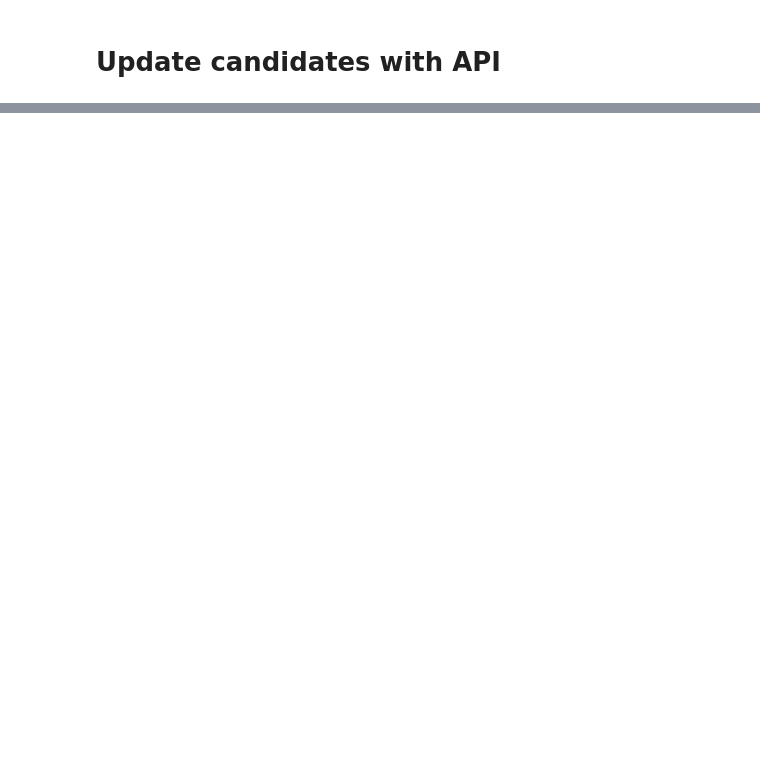
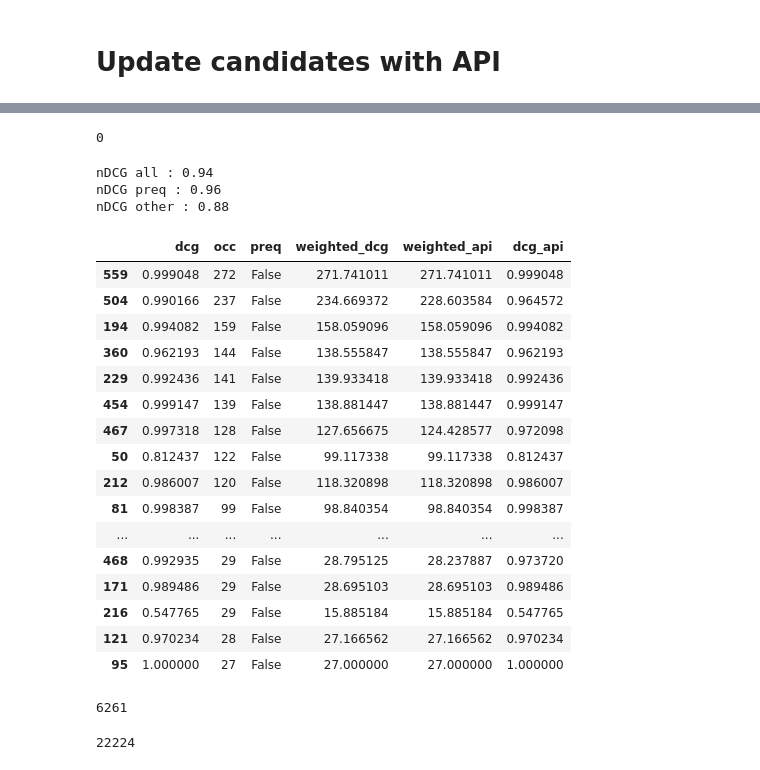
Before and after one commit to SocialGouv/cdtn-monolog, a Jupyter notebook: python/scoring.ipynb, the cells around one changed output, grey strips where cells are left out. Drawn from its saved outputs; the diff is of its cells as text; code cells hidden in the pictures; blank space fills up the shorter version.

```diff
--- a/python/scoring.ipynb
+++ b/python/scoring.ipynb
@@ -4,6 +4,9 @@ import numpy as np
 import requests
 
 import json
+
+pd.options.display.max_rows = 400
+pd.options.display.max_colwidth = 4000
 # %%
 df_searches = pd.read_excel("searches_candidates_selection_rank.xlsx")
 df_searches = df_searches[df_searches['query'] != 'undefined']
@@ -138,8 +172,8 @@ def discounted_cumulative_gain(y_score, y_true, y_pred, k):
         for i, pred in enumerate(y_scoring[:k]):
             i+=1
             # two formulas possible, according to wikipedia the latter places stronger emphasis on retrieving relevant documents
-            #dcg.append(pred/(np.log2(i)+1))
-            dcg.append((np.power(pred,2) - 1)/(np.log2(i)+1))
+            dcg.append(pred/(np.log2(i)+1))
+            #dcg.append((np.power(pred,2) - 1)/(np.log2(i)+1))
         return np.sum(dcg)
     # compute Ideal DCG
     # ideal DCG: the best score that could have been obtained given the relevant document list
@@ -230,3 +278,7 @@ no_issues_ranks[:2]
+# %%
+len(issues)
+# %% [output]
+0
 # %%
 def compute_dcg_local(rank_results, i, verbose=False, api=False):
     scores = dict([(r['slug'], int(r['count'])) for r in rank_results[i]['docs']])
@@ -262,9 +314,42 @@ other_scores = all_scores[~all_scores.preq]
 print(f"nDCG all : {compute_weighted_dcg(all_scores)}")
 print(f"nDCG preq : {compute_weighted_dcg(preq_scores)}")
 print(f"nDCG other : {compute_weighted_dcg(other_scores)}")
+# %% [output]
+nDCG all : 0.94
+nDCG preq : 0.96
+nDCG other : 0.88
 # %%
 # TODO : we need to ponderate DCGs on count (as DCG of a frequent query should be higher than other)
 # %%
-all_scores = pd.DataFrame([compute_dcg_local(no_issues_ranks, i, api=True) for i in range(len(no_issues_ranks))])
+all_scores_api = pd.DataFrame([compute_dcg_local(no_issues_ranks, i, api=True) for i in range(len(no_issues_ranks))])
+all_scores_api['weighted_dcg'] = all_scores_api['dcg'] * all_scores_api['occ']
+all_scores["weighted_api"] = all_scores_api["weighted_dcg"]
+all_scores["dcg_api"] = all_scores_api["dcg"]
+# %%
+all_scores[~all_scores.preq].sort_values(by=['occ', 'dcg'], ascending=False)[:50]
+# %% [output]
+|  | dcg | occ | preq | weighted_dcg | weighted_api | dcg_api |
+| 559 | 0.999048 | 272 | False | 271.741011 | 271.741011 | 0.999048 |
+| 504 | 0.990166 | 237 | False | 234.669372 | 228.603584 | 0.964572 |
+| 194 | 0.994082 | 159 | False | 158.059096 | 158.059096 | 0.994082 |
+| 360 | 0.962193 | 144 | False | 138.555847 | 138.555847 | 0.962193 |
+| 229 | 0.992436 | 141 | False | 139.933418 | 139.933418 | 0.992436 |
+| 454 | 0.999147 | 139 | False | 138.881447 | 138.881447 | 0.999147 |
+| 467 | 0.997318 | 128 | False | 127.656675 | 124.428577 | 0.972098 |
+| 50 | 0.812437 | 122 | False | 99.117338 | 99.117338 | 0.812437 |
+| 212 | 0.986007 | 120 | False | 118.320898 | 118.320898 | 0.986007 |
+| 81 | 0.998387 | 99 | False | 98.840354 | 98.840354 | 0.998387 |
+| ... | ... | ... | ... | ... | ... | ... |
+| 468 | 0.992935 | 29 | False | 28.795125 | 28.237887 | 0.973720 |
+| 171 | 0.989486 | 29 | False | 28.695103 | 28.695103 | 0.989486 |
+| 216 | 0.547765 | 29 | False | 15.885184 | 15.885184 | 0.547765 |
+| 121 | 0.970234 | 28 | False | 27.166562 | 27.166562 | 0.970234 |
+| 95 | 1.000000 | 27 | False | 27.000000 | 27.000000 | 1.000000 |
 # %%
-all_scores['weighted_dcg'] = all_scores['dcg'] * all_scores['occ']
+all_scores[~all_scores.preq]['occ'].sum()
+# %% [output]
+6261
+# %%
+all_scores[all_scores.preq]['occ'].sum()
+# %% [output]
+22224
```
Also changed, not shown: parts of 24 cells of this notebook, 2 other files.
